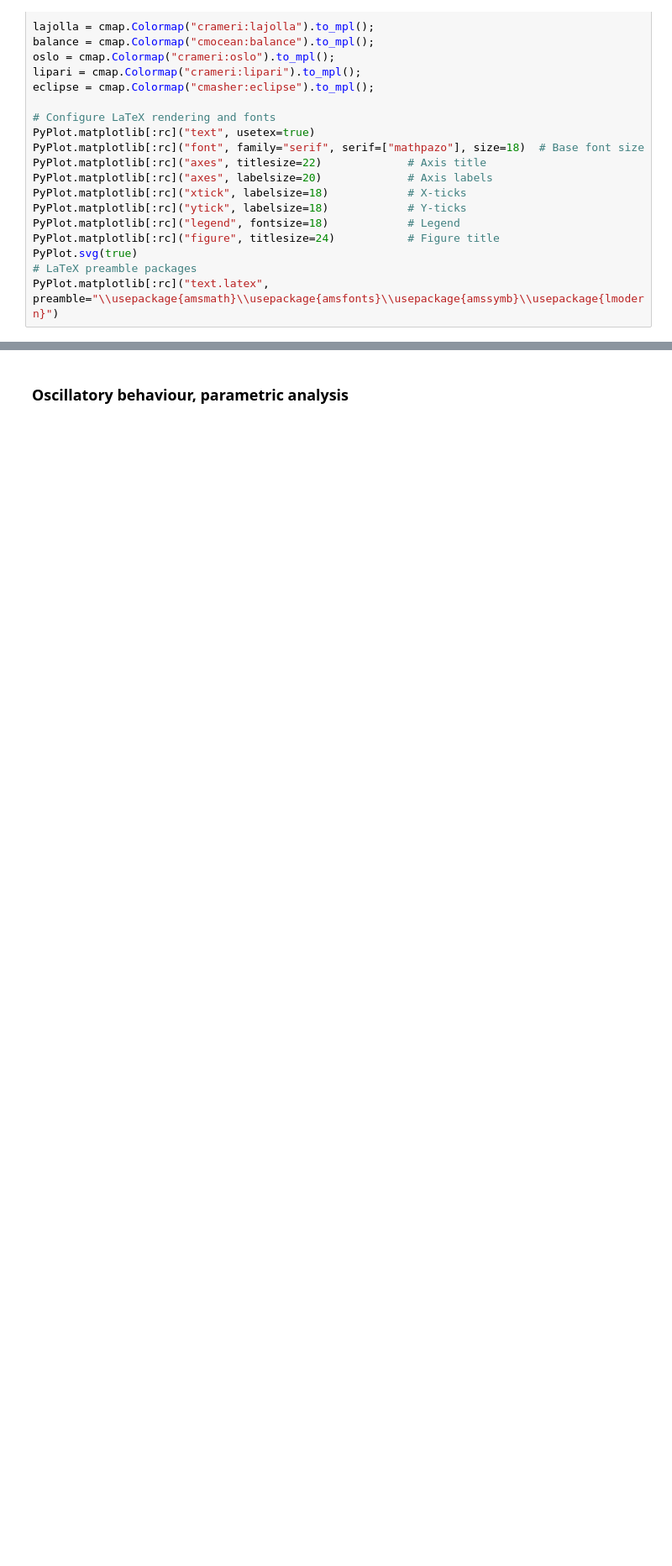
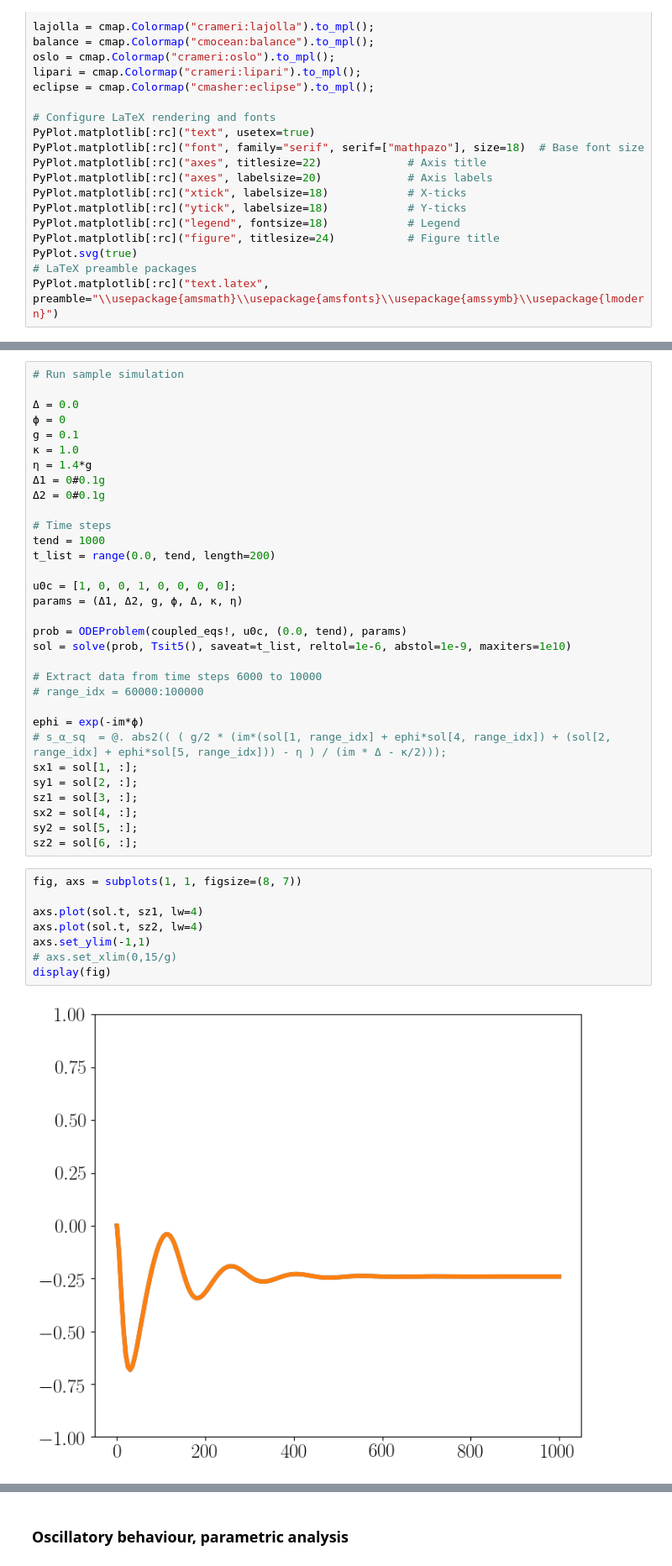
Before and after one commit to MarcNairn/nonreciprocal-dimer, a Jupyter notebook: simul/nonrep_main.ipynb, the cells around one changed output, grey strips where cells are left out. Shown at 84% size. Drawn from its saved outputs; the diff is of its cells as text; blank space fills up the shorter version.

```diff
--- a/simul/nonrep_main.ipynb
+++ b/simul/nonrep_main.ipynb
@@ -85,0 +88,42 @@ end
+# %%
+# Run sample simulation
+
+Δ = 0.0
+ϕ = 0
+g = 0.1
+κ = 1.0
+η = 1.4*g
+Δ1 = 0#0.1g
+Δ2 = 0#0.1g
+
+# Time steps
+tend = 1000
+t_list = range(0.0, tend, length=200)
+
+u0c = [1, 0, 0, 1, 0, 0, 0, 0];
+params = (Δ1, Δ2, g, ϕ, Δ, κ, η)
+
+prob = ODEProblem(coupled_eqs!, u0c, (0.0, tend), params)
+sol = solve(prob, Tsit5(), saveat=t_list, reltol=1e-6, abstol=1e-9, maxiters=1e10)
+
+# Extract data from time steps 6000 to 10000
+# range_idx = 60000:100000
+
+ephi = exp(-im*ϕ)
+# s_α_sq  = @. abs2(( ( g/2 * (im*(sol[1, range_idx] + ephi*sol[4, range_idx]) + (sol[2, range_idx] + ephi*sol[5, range_idx])) - η ) / (im * Δ - κ/2)));
+sx1 = sol[1, :];
+sy1 = sol[2, :];
+sz1 = sol[3, :];
+sx2 = sol[4, :];
+sy2 = sol[5, :];
+sz2 = sol[6, :];
+# %%
+fig, axs = subplots(1, 1, figsize=(8, 7))
+
+axs.plot(sol.t, sz1, lw=4)
+axs.plot(sol.t, sz2, lw=4)
+axs.set_ylim(-1,1)
+# axs.set_xlim(0,15/g)
+display(fig)
+# %% [output]
+[figure, added]
```
Also changed, not shown: parts of 13 cells of this notebook, 4 other files.
